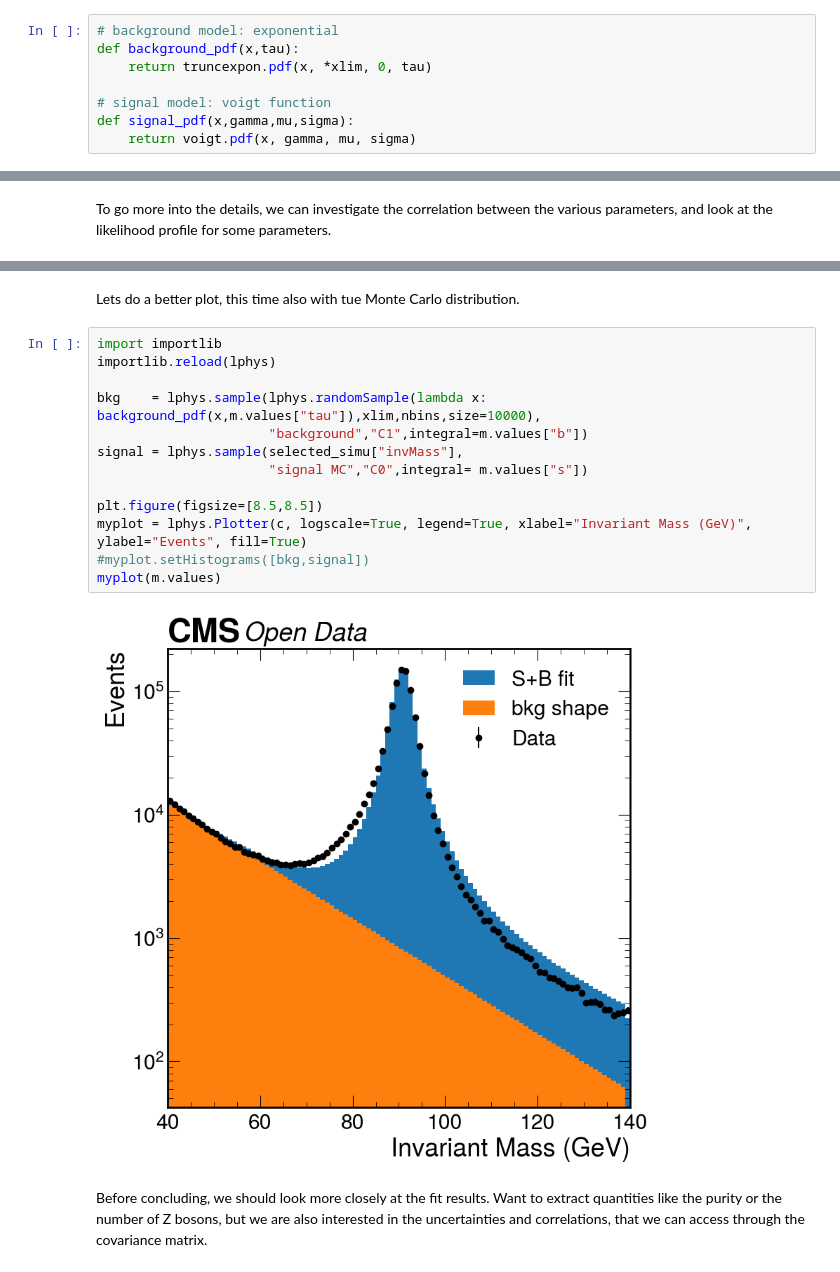
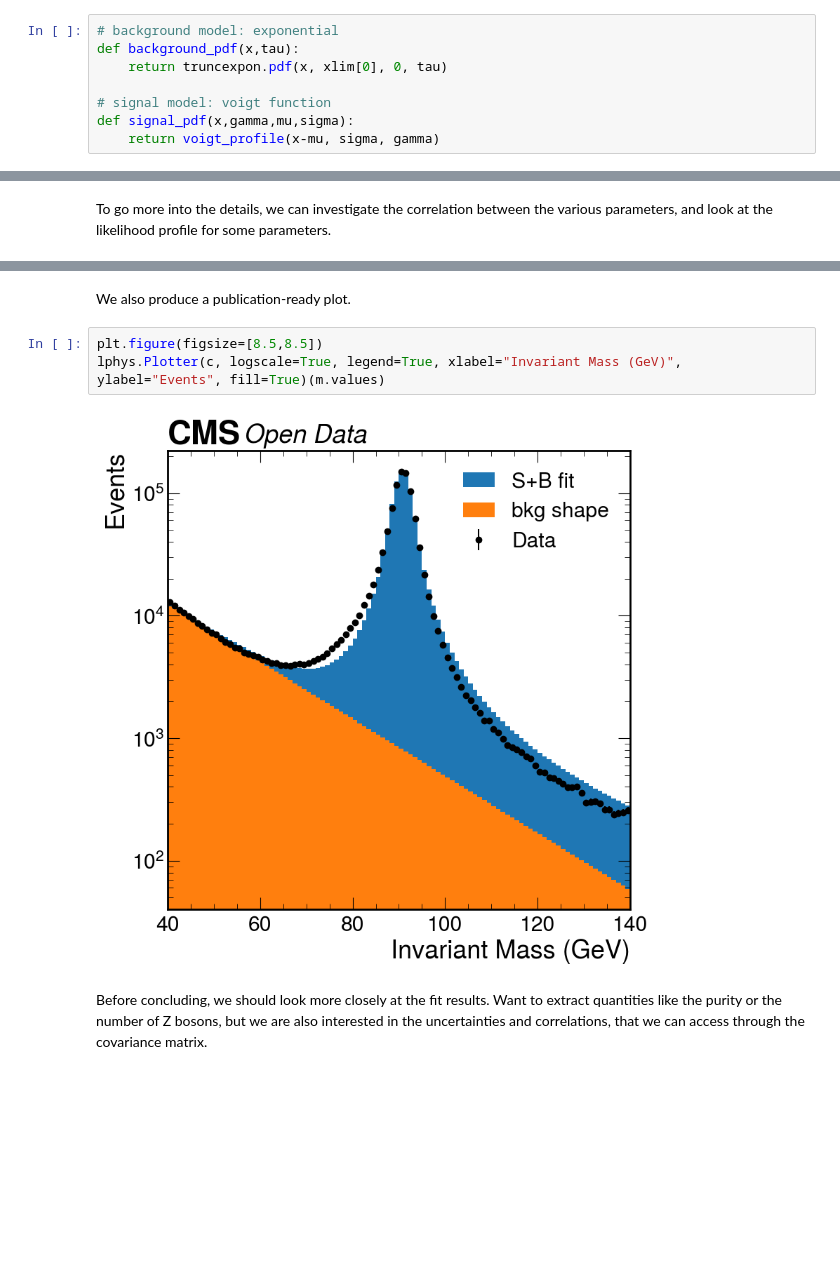
Before and after one commit to delaere/LPHY2131, a Jupyter notebook: analysis/labo2/Zlineshape.ipynb, the cells around one changed output, grey strips where cells are left out. Cells and saved outputs as stored; diff of their text form; blank space fills up the shorter version.

```diff
--- a/analysis/labo2/Zlineshape.ipynb
+++ b/analysis/labo2/Zlineshape.ipynb
@@ -80,11 +85,11 @@ You should here select the best function to model the background and the signal.
 # %%
 # background model: exponential
 def background_pdf(x,tau):
-    return truncexpon.pdf(x, *xlim, 0, tau)
+    return truncexpon.pdf(x, xlim[0], 0, tau)
 
 # signal model: voigt function
 def signal_pdf(x,gamma,mu,sigma):
-    return voigt.pdf(x, gamma, mu, sigma)
+    return voigt_profile(x-mu, sigma, gamma)
 # %% [markdown]
 From there, we define the total density and the cummulative density function (CDF) for the Extended binned NLL fit.
 # %%
@@ -176,20 +181,10 @@ m.draw_profile("gamma");
 # %% [markdown]
-Lets do a better plot, this time also with tue Monte Carlo distribution.
+We also produce a publication-ready plot.
 # %%
-import importlib
-importlib.reload(lphys)
-
-bkg    = lphys.sample(lphys.randomSample(lambda x: background_pdf(x,m.values["tau"]),xlim,nbins,size=10000),
-                      "background","C1",integral=m.values["b"])
-signal = lphys.sample(selected_simu["invMass"],
-                      "signal MC","C0",integral= m.values["s"])
-
 plt.figure(figsize=[8.5,8.5])
-myplot = lphys.Plotter(c, logscale=True, legend=True, xlabel="Invariant Mass (GeV)", ylabel="Events", fill=True)
-#myplot.setHistograms([bkg,signal])
-myplot(m.values)
+lphys.Plotter(c, logscale=True, legend=True, xlabel="Invariant Mass (GeV)", ylabel="Events", fill=True)(m.values)
 # %% [output]
-[figure, old version]
+[figure, new version]
 # %% [markdown]
 Before concluding, we should look more closely at the fit results.
 Want to extract quantities like the purity or the number of Z bosons, but we are also interested in the uncertainties and correlations, that we can access through the covariance matrix.
```
Also changed, not shown: parts of 30 cells of this notebook, 1 other file.
